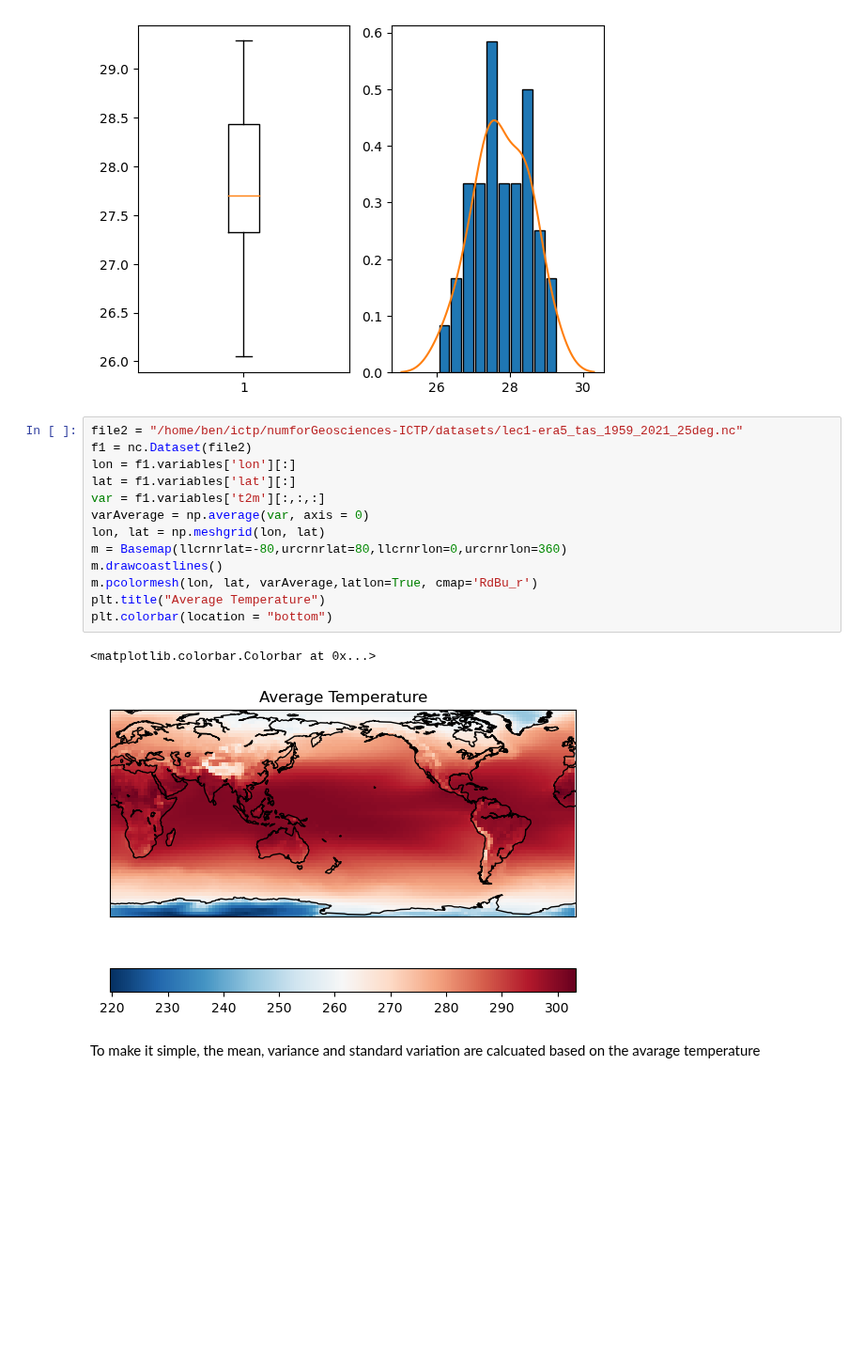
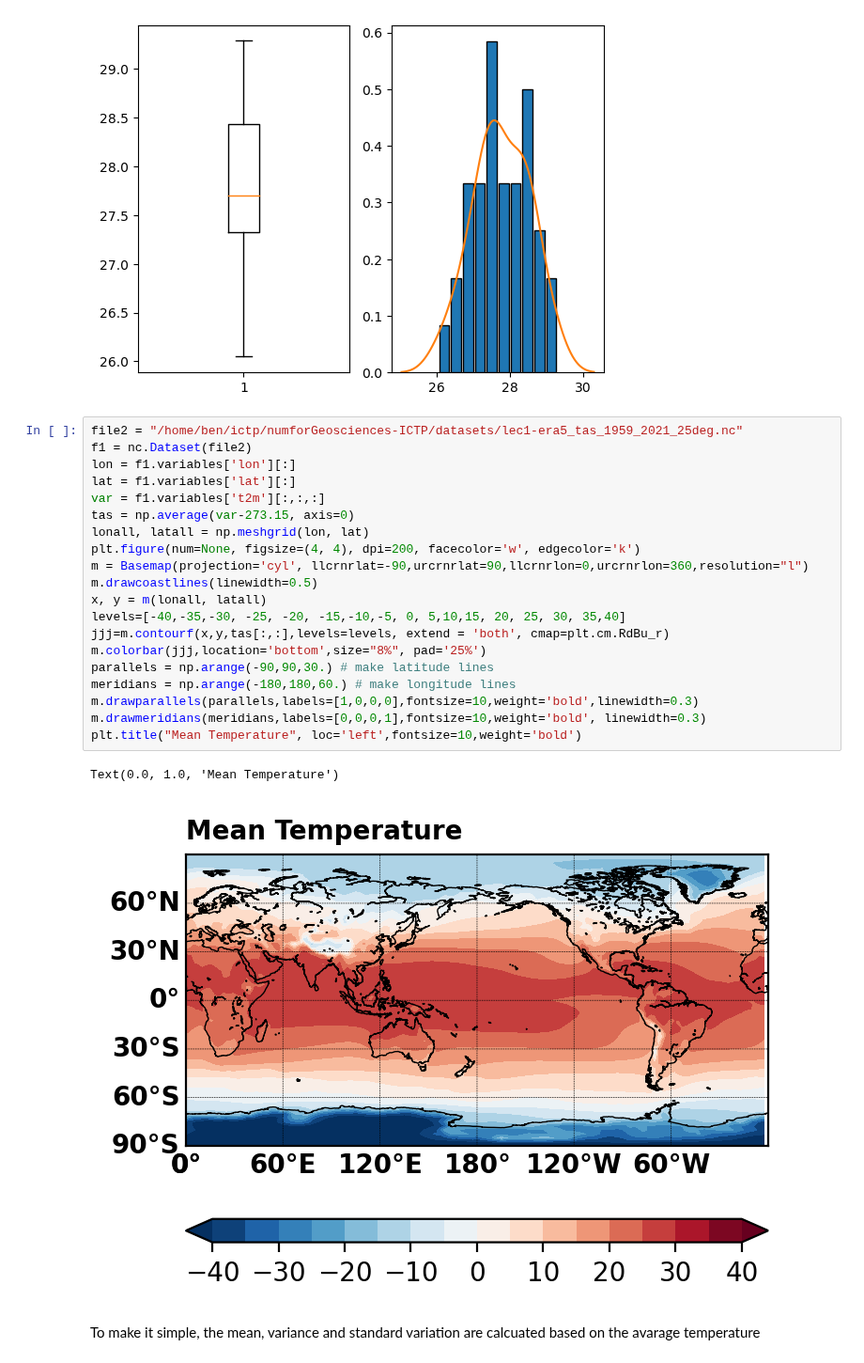
Before and after one commit to hnguyen-repos/numforGeosciences-ICTP, a Jupyter notebook: lec1.ipynb, the cells around one changed output. Shown at 94% size. Cells and saved outputs as stored; diff of their text form; blank space fills up the shorter version.

```diff
--- a/lec1.ipynb
+++ b/lec1.ipynb
@@ -34,22 +34,29 @@ min    26.048300
 75%    28.435600
 max    29.287800
 [figure]
-# %%
-file2 = "/home/ben/ictp/numforGeosciences-ICTP/datasets/lec1-era5_tas_1959_2021_25deg.nc"
-f1 = nc.Dataset(file2)
-lon = f1.variables['lon'][:]
-lat = f1.variables['lat'][:]
-var = f1.variables['t2m'][:,:,:]
-varAverage = np.average(var, axis = 0)
-lon, lat = np.meshgrid(lon, lat)
-m = Basemap(llcrnrlat=-80,urcrnrlat=80,llcrnrlon=0,urcrnrlon=360)
-m.drawcoastlines()
-m.pcolormesh(lon, lat, varAverage,latlon=True, cmap='RdBu_r')
-plt.title("Average Temperature")
-plt.colorbar(location = "bottom")
-# %% [output]
-<matplotlib.colorbar.Colorbar at 0x...>
-[figure, removed]
+# %%
+file2 = "/home/ben/ictp/numforGeosciences-ICTP/datasets/lec1-era5_tas_1959_2021_25deg.nc"
+f1 = nc.Dataset(file2)
+lon = f1.variables['lon'][:]
+lat = f1.variables['lat'][:]
+var = f1.variables['t2m'][:,:,:]
+tas = np.average(var-273.15, axis=0)
+lonall, latall = np.meshgrid(lon, lat)
+plt.figure(num=None, figsize=(4, 4), dpi=200, facecolor='w', edgecolor='k')
+m = Basemap(projection='cyl', llcrnrlat=-90,urcrnrlat=90,llcrnrlon=0,urcrnrlon=360,resolution="l")
+m.drawcoastlines(linewidth=0.5)
+x, y = m(lonall, latall)
+levels=[-40,-35,-30, -25, -20, -15,-10,-5, 0, 5,10,15, 20, 25, 30, 35,40]
+jjj=m.contourf(x,y,tas[:,:],levels=levels, extend = 'both', cmap=plt.cm.RdBu_r)
+m.colorbar(jjj,location='bottom',size="8%", pad='25%')
+parallels = np.arange(-90,90,30.) # make latitude lines
+meridians = np.arange(-180,180,60.) # make longitude lines
+m.drawparallels(parallels,labels=[1,0,0,0],fontsize=10,weight='bold',linewidth=0.3)
+m.drawmeridians(meridians,labels=[0,0,0,1],fontsize=10,weight='bold', linewidth=0.3)
+plt.title("Mean Temperature", loc='left',fontsize=10,weight='bold')
+# %% [output]
+Text(0.0, 1.0, 'Mean Temperature')
+[figure, added]
 # %% [markdown]
 To make it simple, the mean, variance and standard variation are calcuated based on the avarage temperature
 # %%
```
Also changed, not shown: parts of 1 cell of this notebook, 2 other files.
